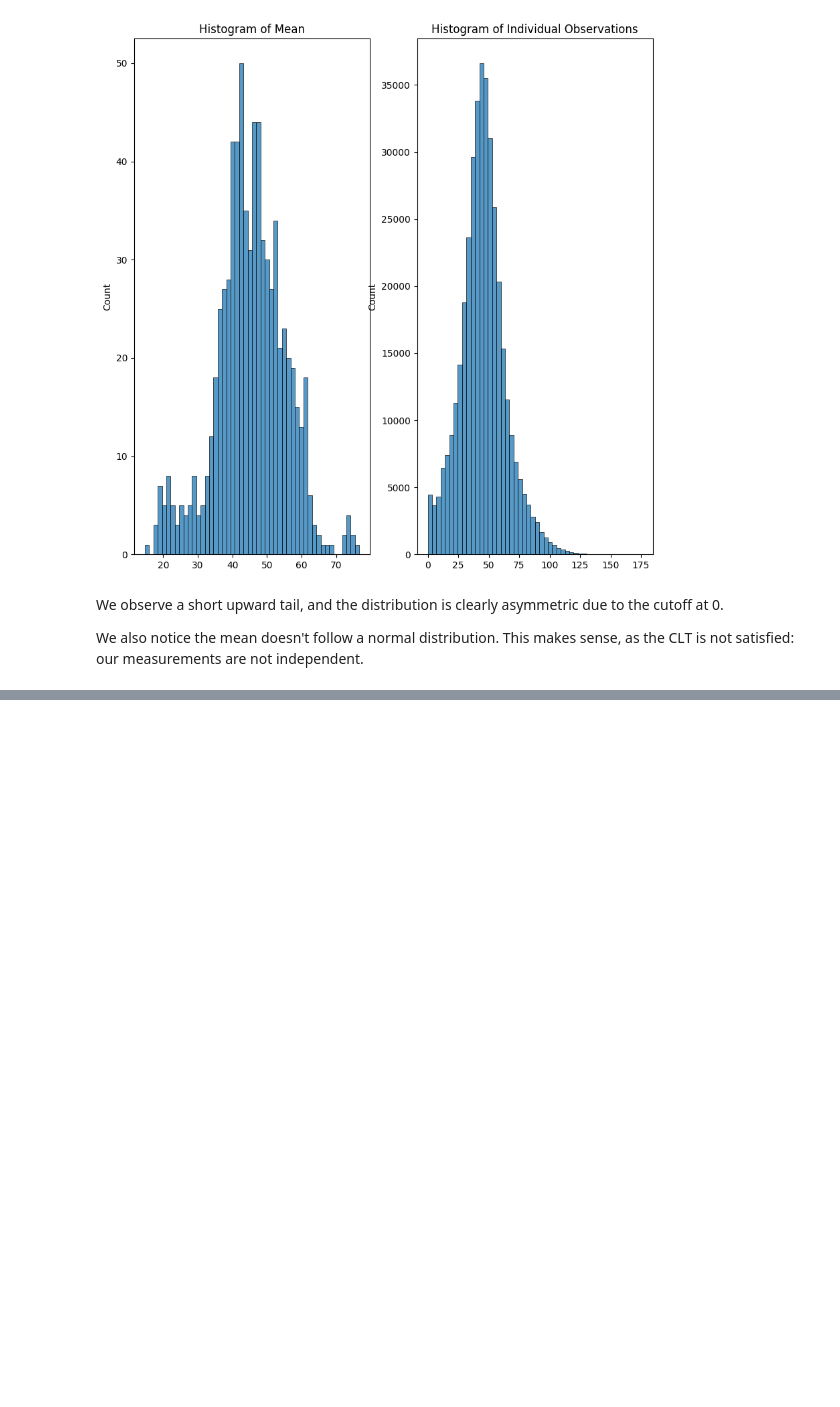
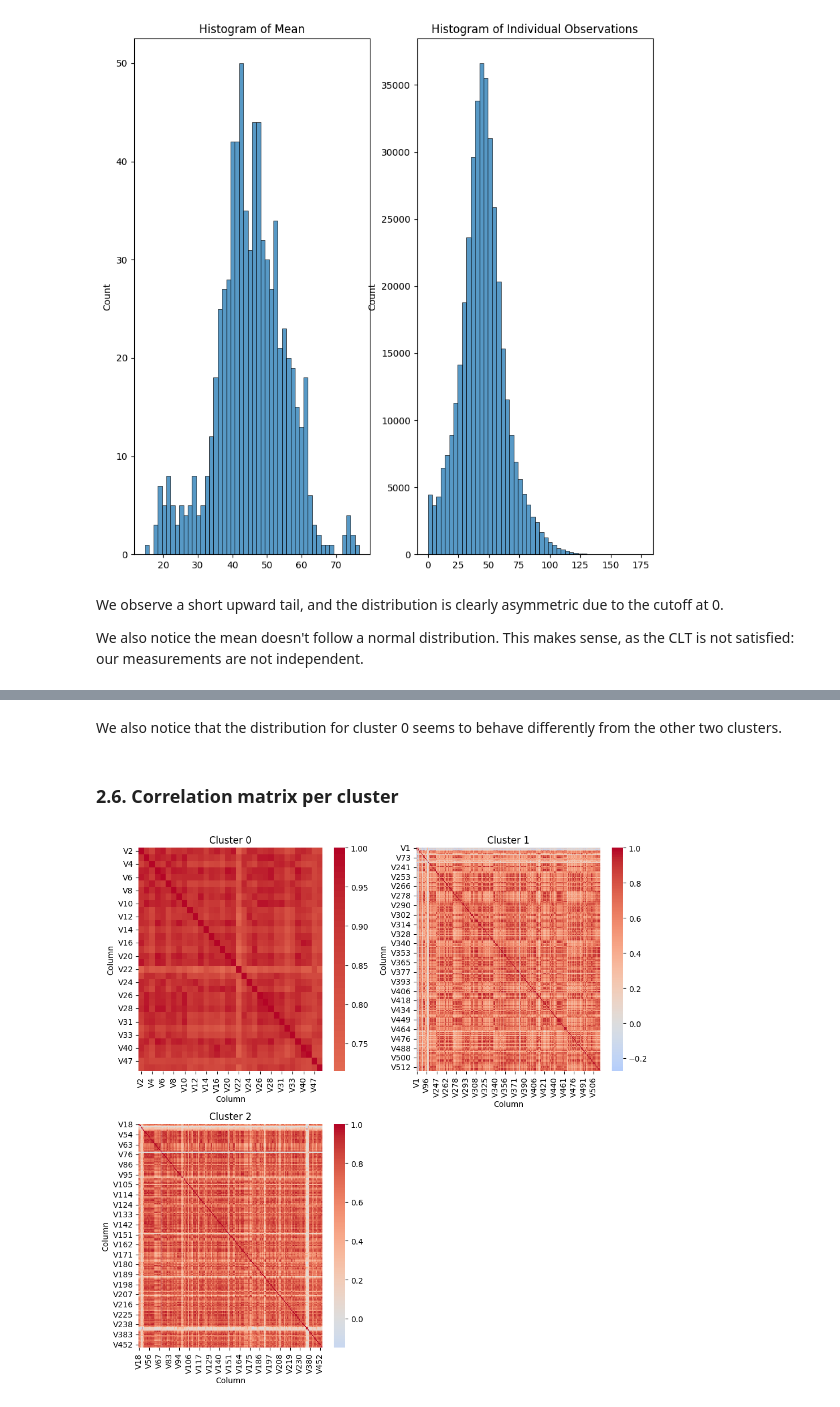
Before and after one commit to Gogonemnem/ensai-assignments, a Jupyter notebook: python_notebooks/explore.ipynb, the cells around one changed output, grey strips where cells are left out. Drawn from its saved outputs; the diff is of its cells as text; code cells hidden in the pictures; blank space fills up the shorter version.

```diff
--- a/python_notebooks/explore.ipynb
+++ b/python_notebooks/explore.ipynb
@@ -149,0 +172,19 @@ sns.scatterplot(data = tsne_df.merge(df_clusters, how = "left"), x = "X", y = "Y
+# %% [markdown]
+We also notice that the distribution for cluster 0 seems to behave differently from the other two clusters.
+# %% [markdown]
+### 2.6. Correlation matrix per cluster
+# %%
+fig, axs = plt.subplots(2, 2, figsize = (10, 10))
+for i, ax in enumerate(axs.flatten()):
+    # correlation matrix
+    corr = df[df_clusters[df_clusters["Cluster"] == i]["Column"]].corr()
+    if corr.shape[0] == 0:
+        ax.axis("off")
+        continue
+    # plot the heatmap
+    sns.heatmap(corr, cmap = "coolwarm", center = 0, ax = ax)
+    # set title
+    ax.set_title(f"Cluster {i}")
+fig.tight_layout()
+# %% [output]
+[figure, added]
```
Also changed, not shown: parts of 16 cells of this notebook.
